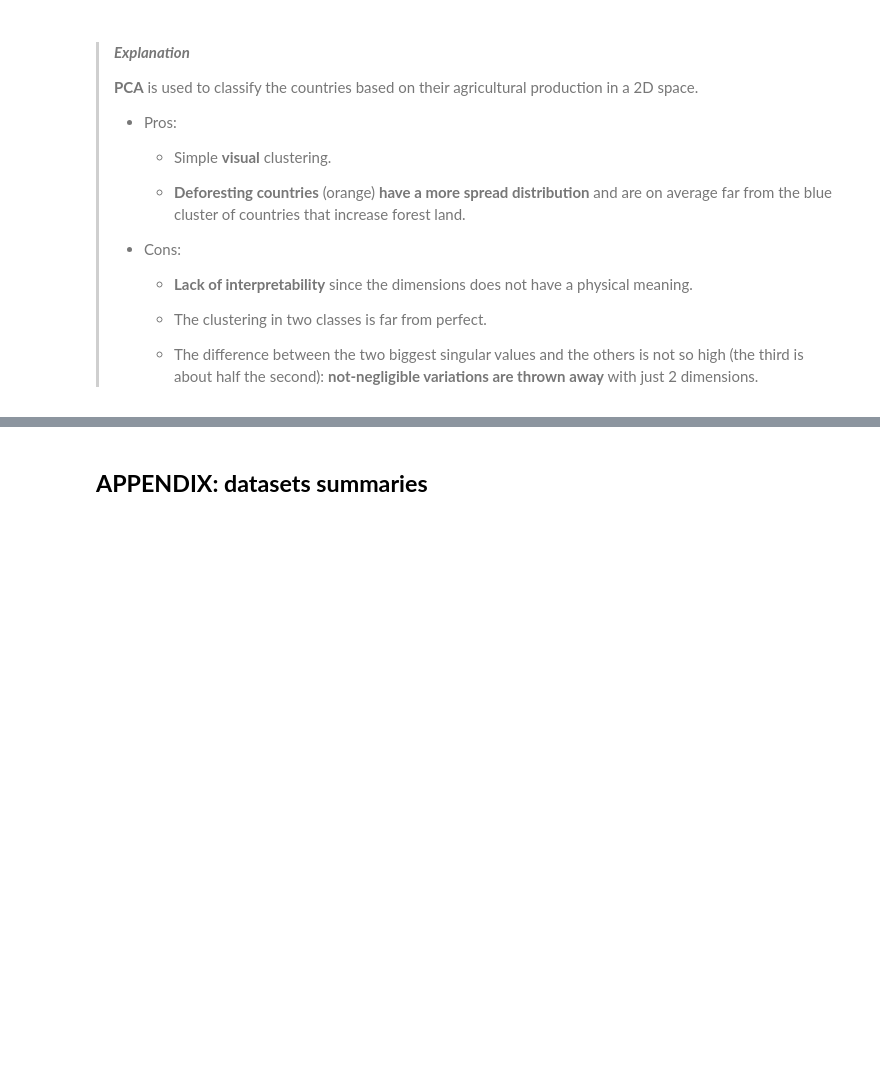
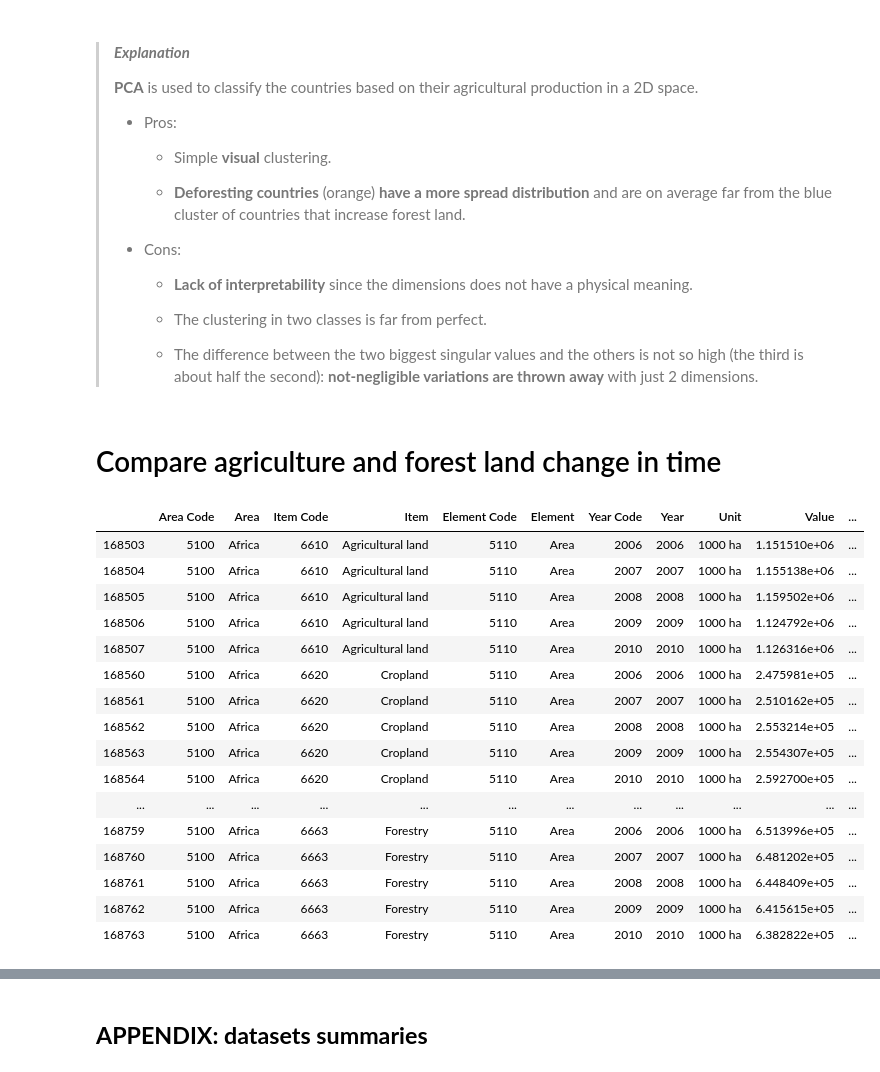
Before and after one commit to kostelansky17/disappearing_forests, a Jupyter notebook: agriculture.ipynb, the cells around one changed output, grey strips where cells are left out. Drawn from its saved outputs; the diff is of its cells as text; code cells hidden in the pictures; blank space fills up the shorter version.

```diff
--- a/agriculture.ipynb
+++ b/agriculture.ipynb
@@ -655,3 +721,36 @@ Variance explanation of the first 5 singular values:
 >   + The clustering in two classes is far from perfect.
 >
 >   + The difference between the two biggest singular values and the others is not so high (the third is about half the second): **not-negligible variations are thrown away** with just 2 dimensions.
+# %% [markdown]
+# Compare agriculture and forest land change in time
+# %%
+CONTINENTS = ['Africa', 'Asia', 'Oceania', 'Europe', 'Northern America', 'South America', 'Antarctic Region']
+AGRICULTURE_LAND_USE_ITEMS = ['Agricultural land', 'Cropland', 'Land under perm. meadows and pastures']
+FOREST_LAND_USE_ITEMS = ['Forestry']
+# %%
+land_use = land_use_all[(land_use_all.Item.isin(AGRICULTURE_LAND_USE_ITEMS) |
+                        land_use_all.Item.isin(FOREST_LAND_USE_ITEMS)) &
+                        land_use_all.Element.str.match('Area') &
+                        land_use_all.Area.isin(CONTINENTS)]
+# %%
+land_use[(land_use.Area == 'Africa') &
+         (land_use.Year >= 2006) &
+         (land_use.Year <= 2010)]
+# %% [output]
+|  | Area Code | Area | Item Code | Item | Element Code | Element | Year Code | Year | Unit | Value | ... |
+| 168503 | 5100 | Africa | 6610 | Agricultural land | 5110 | Area | 2006 | 2006 | 1000 ha | 1.151510e+06 | ... |
+| 168504 | 5100 | Africa | 6610 | Agricultural land | 5110 | Area | 2007 | 2007 | 1000 ha | 1.155138e+06 | ... |
+| 168505 | 5100 | Africa | 6610 | Agricultural land | 5110 | Area | 2008 | 2008 | 1000 ha | 1.159502e+06 | ... |
+| 168506 | 5100 | Africa | 6610 | Agricultural land | 5110 | Area | 2009 | 2009 | 1000 ha | 1.124792e+06 | ... |
+| 168507 | 5100 | Africa | 6610 | Agricultural land | 5110 | Area | 2010 | 2010 | 1000 ha | 1.126316e+06 | ... |
+| 168560 | 5100 | Africa | 6620 | Cropland | 5110 | Area | 2006 | 2006 | 1000 ha | 2.475981e+05 | ... |
+| 168561 | 5100 | Africa | 6620 | Cropland | 5110 | Area | 2007 | 2007 | 1000 ha | 2.510162e+05 | ... |
+| 168562 | 5100 | Africa | 6620 | Cropland | 5110 | Area | 2008 | 2008 | 1000 ha | 2.553214e+05 | ... |
+| 168563 | 5100 | Africa | 6620 | Cropland | 5110 | Area | 2009 | 2009 | 1000 ha | 2.554307e+05 | ... |
+| 168564 | 5100 | Africa | 6620 | Cropland | 5110 | Area | 2010 | 2010 | 1000 ha | 2.592700e+05 | ... |
+| ... | ... | ... | ... | ... | ... | ... | ... | ... | ... | ... | ... |
+| 168759 | 5100 | Africa | 6663 | Forestry | 5110 | Area | 2006 | 2006 | 1000 ha | 6.513996e+05 | ... |
+| 168760 | 5100 | Africa | 6663 | Forestry | 5110 | Area | 2007 | 2007 | 1000 ha | 6.481202e+05 | ... |
+| 168761 | 5100 | Africa | 6663 | Forestry | 5110 | Area | 2008 | 2008 | 1000 ha | 6.448409e+05 | ... |
+| 168762 | 5100 | Africa | 6663 | Forestry | 5110 | Area | 2009 | 2009 | 1000 ha | 6.415615e+05 | ... |
+| 168763 | 5100 | Africa | 6663 | Forestry | 5110 | Area | 2010 | 2010 | 1000 ha | 6.382822e+05 | ... |
```
Also changed, not shown: parts of 15 cells of this notebook.
